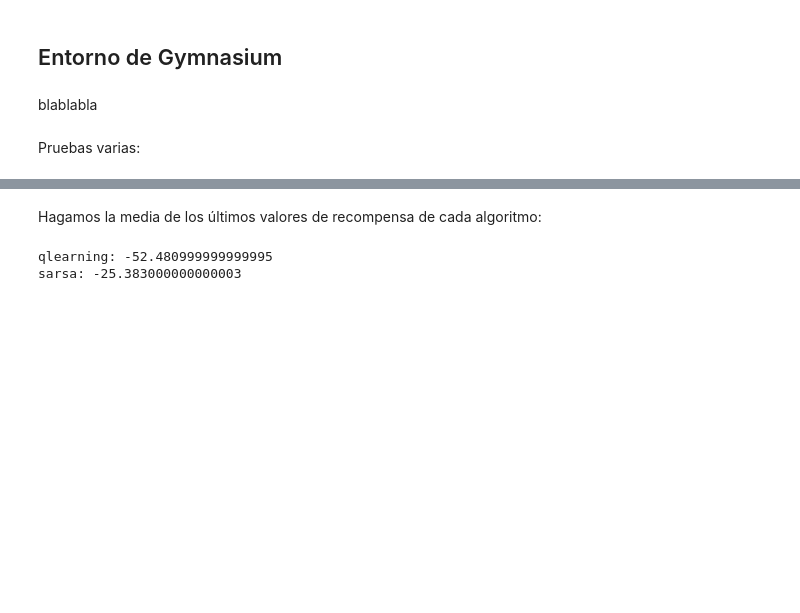
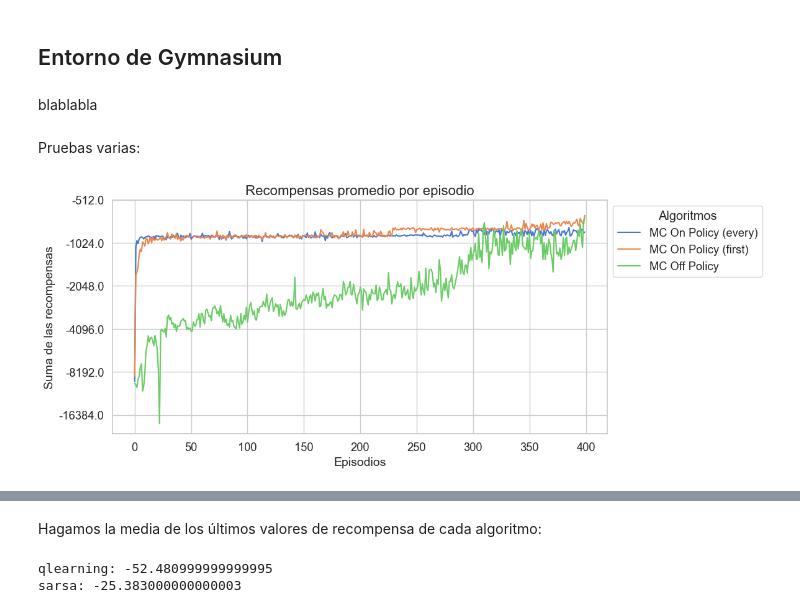
Before and after one commit to mlucasumu/EML_RL_LucasOrtiz, a Jupyter notebook: entornos_complejos/metodos_tabulares.ipynb, the cells around one changed output, grey strips where cells are left out. Drawn from its saved outputs; the diff is of its cells as text; code cells hidden in the pictures; blank space fills up the shorter version.

```diff
--- a/entornos_complejos/metodos_tabulares.ipynb
+++ b/entornos_complejos/metodos_tabulares.ipynb
@@ -49,17 +50,30 @@ action_size = env.action_space.n
 Pruebas varias:
 # %%
 alpha = 0.5 # Tasa de aprendizaje
-gamma = 0.95 # Tasa de descuento
+gamma = 0.95 # Tasa de descuento (importancia el agente proporciona a futuras recompensas)
 epsilon = 0.1 # Probabilidad de exploración en la política
-discount_factor = 1 # Importancia el agente proporciona a futuras recompensas
+n_steps = 5 # Para diferencias temporales de n pasos
+decay_rate = 0.999 # Para epsilon decay (eps*decay)
 
 policy = EpsilonGreedyPolicy(epsilon)
+policy_decay = EpsilonDecayPolicy(decay_rate=decay_rate)
+
 learner_qlearning = QLearning(state_size, action_size, alpha, gamma)
 learner_sarsa = SARSA(state_size, action_size, alpha, gamma, policy)
-leaner_mconpolicy = MCOnPolicy(state_size, action_size, discount_factor)
+learner_mconpolicy = MCOnPolicy(state_size, action_size, gamma)
+learner_mconpolicy_first = MCOnPolicy(state_size, action_size, gamma, first_visit=True)
+learner_nstep_sarsa = nStepSARSAonPolicy(state_size, action_size, alpha, gamma, policy, n_steps)
+learner_expected_sarsa = ExpectedSARSA(state_size, action_size, alpha, gamma, policy)
+learner_doubleq = DoubleQLearning(state_size, action_size, alpha, gamma)
+learner_mcoffpolicy = MCOffPolicy(state_size, action_size, gamma, behavior_policy=policy)
 
 agent_qlearning = Agent(env, learner_qlearning, policy)
 agent_sarsa = Agent(env, learner_sarsa, policy)
-agent_mconpolicy = Agent(env, leaner_mconpolicy, policy)
+agent_mconpolicy = Agent(env, learner_mconpolicy, policy)
+agent_mconpolicy_first = Agent(env, learner_mconpolicy_first, policy)
+agent_nstep_sarsa = Agent(env, learner_nstep_sarsa, policy)
+agent_expected_sarsa = Agent(env, learner_expected_sarsa, policy)
+agent_doubleq = Agent(env, learner_doubleq, policy)
+agent_mcoffpolicy = Agent(env, learner_mcoffpolicy, policy)
 # %%
 num_episodes = 400
@@ -68,5 +88,16 @@ SEED = 123
 # %%
 qtable_mconpolicy, rewards_mconpolicy, episode_lengths_mconpolicy, stats_mconpolicy = agent_mconpolicy.train(num_episodes, n_runs, SEED)
+# %%
+qtable_mconpolicy_first, rewards_mconpolicy_first, episode_lengths_mconpolicy_first, stats_mconpolicy_first = agent_mconpolicy_first.train(num_episodes, n_runs, SEED)
+# %%
+qtable_mcoffpolicy, rewards_mcoffpolicy, episode_lengths_mcoffpolicy, stats_mcoffpolicy = agent_mcoffpolicy.train(num_episodes, n_runs, SEED)
 # %%
 qtable_qlearning, rewards_qlearning, episode_lengths_qlearning, stats_qlearning = agent_qlearning.train(num_episodes, n_runs, SEED)
 qtable_sarsa, rewards_sarsa, episode_lengths_sarsa, stats_sarsa = agent_sarsa.train(num_episodes, n_runs, SEED)
+# %%
+plot_rewards([rewards_mconpolicy, rewards_mconpolicy_first, rewards_mcoffpolicy],
+             legend_labels=["MC On Policy (every)", "MC On Policy (first)", "MC Off Policy"],
+             log_scale=True,
+             rolling_window=1)
+# %% [output]
+[figure, added]
```
Also changed, not shown: parts of 13 cells of this notebook.
